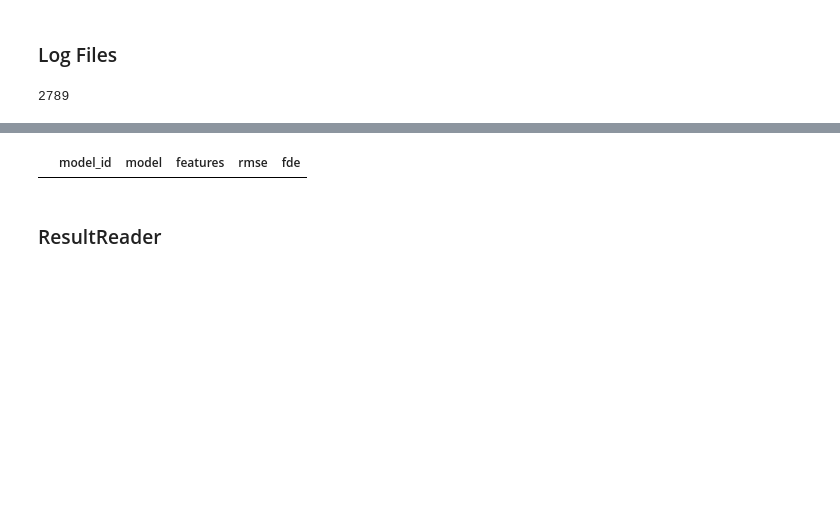
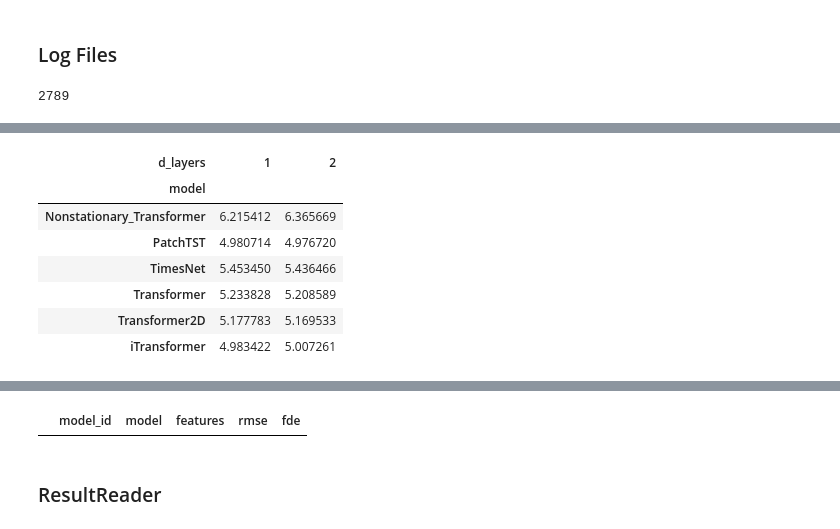
Before and after one commit to arnaud-odet/Time-Series-Library, a Jupyter notebook: results.ipynb, the cells around one changed output, grey strips where cells are left out. Cells and saved outputs as stored; diff of their text form; code cells hidden in the pictures; blank space fills up the shorter version.

```diff
--- a/results.ipynb
+++ b/results.ipynb
@@ -61,3 +111,15 @@ loc_logs_df[query][display_cols].sort_values('fde').head(16)
+# %%
+loc_logs_df[query].pivot_table(index = 'model', values = 'fde', aggfunc='mean', columns = ['loss','learning_rate'])
+loc_logs_df[query].pivot_table(index = 'model', values = 'fde', aggfunc='mean', columns = ['d_layers'])
+# %% [output]
+| d_layers | 1 | 2 |
+| model |  |  |
+| Nonstationary_Transformer | 6.215412 | 6.365669 |
+| PatchTST | 4.980714 | 4.976720 |
+| TimesNet | 5.453450 | 5.436466 |
+| Transformer | 5.233828 | 5.208589 |
+| Transformer2D | 5.177783 | 5.169533 |
+| iTransformer | 4.983422 | 5.007261 |
 # %%
 loc_logs_df[query & (loc_logs_df['fde'].isna() == False)].groupby('model').agg(mean=pd.NamedAgg(column= 'fde', aggfunc='mean'),
             std=pd.NamedAgg(column= 'fde', aggfunc='std'),
```
Also changed, not shown: parts of 6 cells of this notebook, 4 other files.
